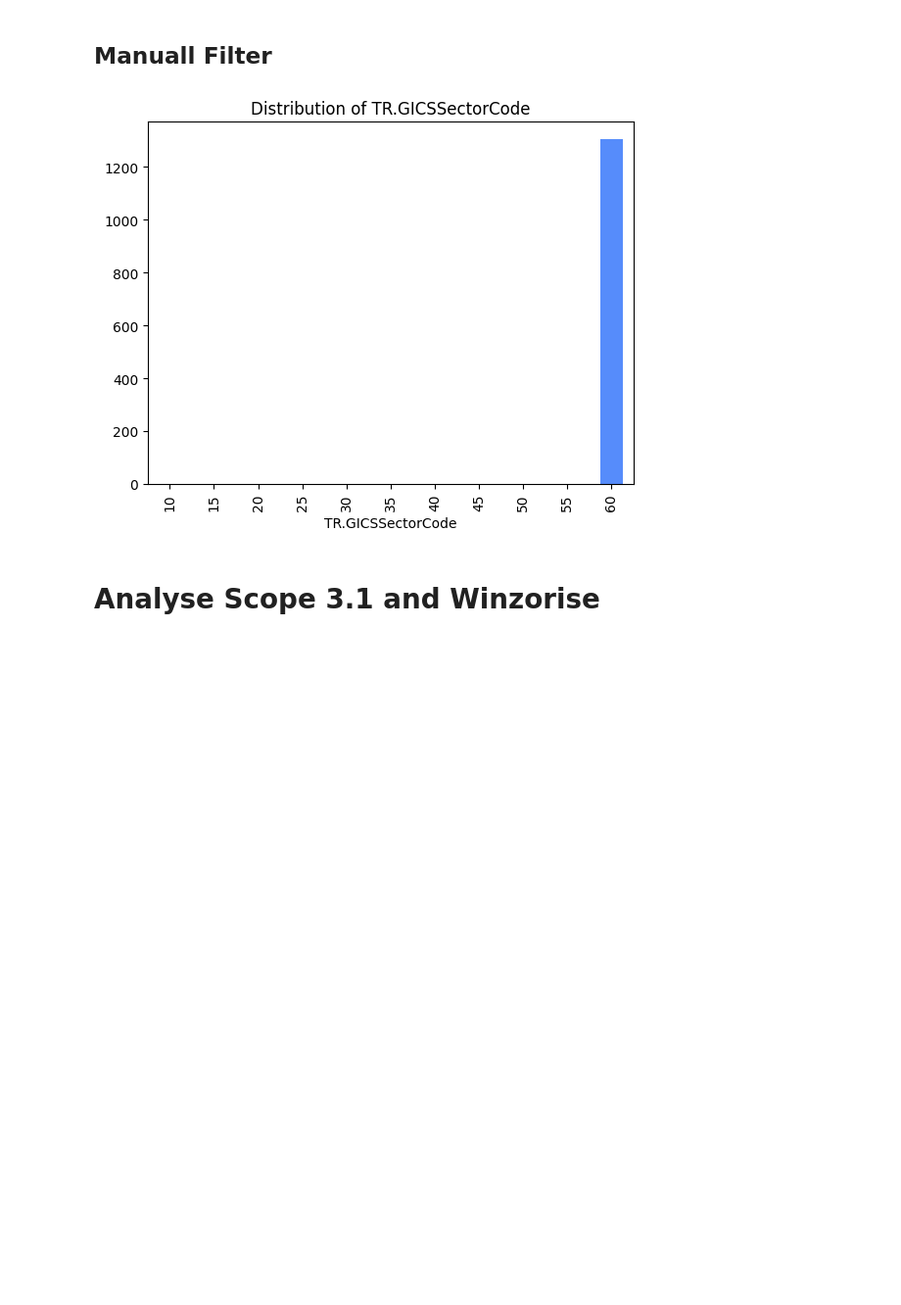
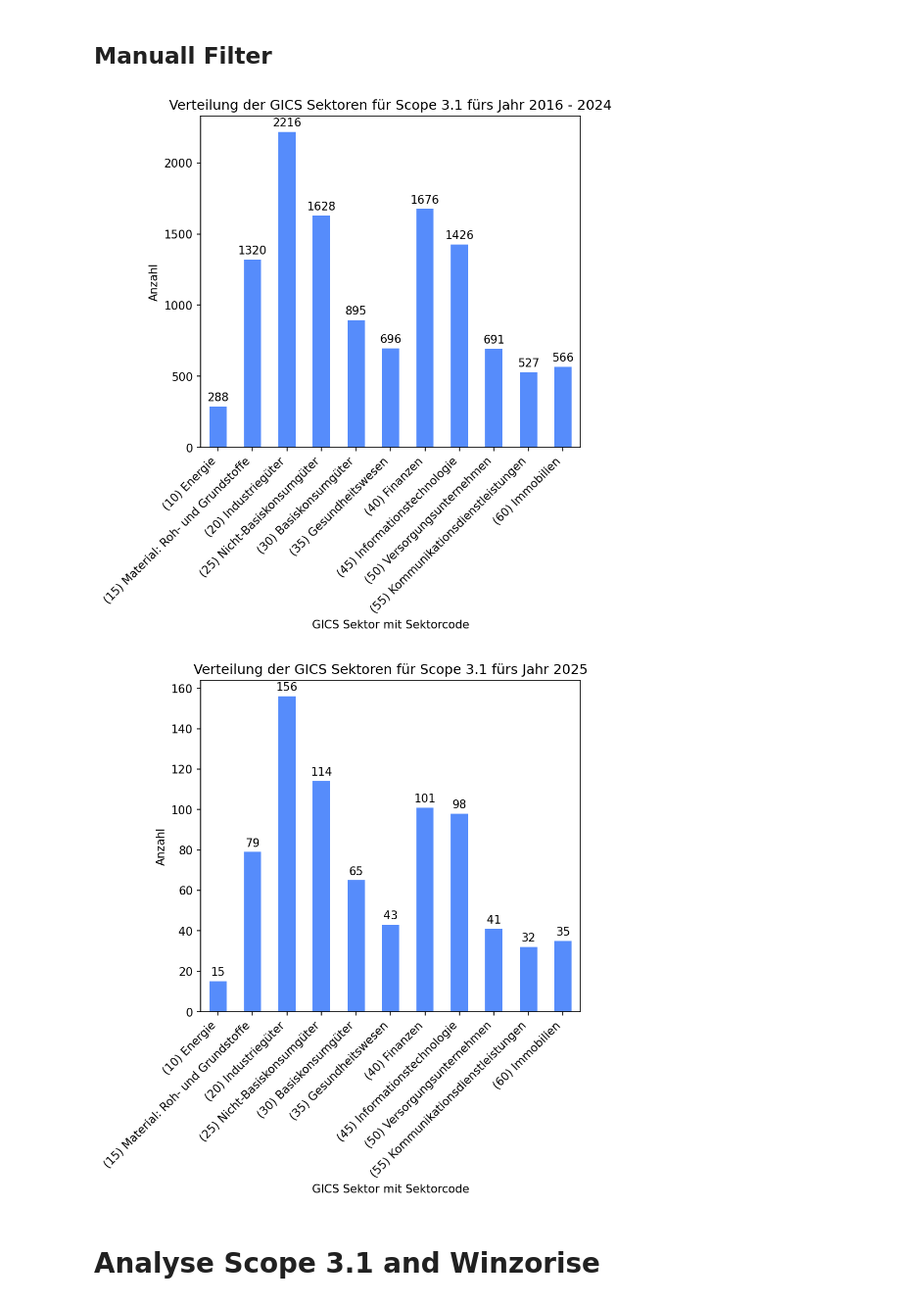
Before and after one commit to borstl/GHGScope3-ML, a Jupyter notebook: Jupyter/Feature-Engineering.ipynb, the cells around one changed output. Shown at 98% size. Cells and saved outputs as stored; diff of their text form; code cells hidden in the pictures; blank space fills up the shorter version.

```diff
--- a/Jupyter/Feature-Engineering.ipynb
+++ b/Jupyter/Feature-Engineering.ipynb
@@ -7,14 +7,15 @@ import pandas as pd
 
 config = Config()
 TARGET = config.TARGET
-MISSINGNESS_THRESH = 10
-SECTOR = 60
+MISSINGNESS_THRESH = 50
+SECTOR: int | None = None
 LOG = True
 WINSORIZED = True
 NEGATIVE_TARGET = False
 EARLY_DROP = False
 imputed_file_str = f"imputed_thresh_{MISSINGNESS_THRESH}"
 basis_file_str = f"basis_thresh_{MISSINGNESS_THRESH}"
+verification_mode = True
 if WINSORIZED:
     imputed_file_str += "_win"
     basis_file_str += "_win"
@@ -27,10 +28,13 @@ if EARLY_DROP:
 if SECTOR:
     imputed_file_str += f"_sector_{SECTOR}"
     basis_file_str += f"_sector_{SECTOR}"
-imputed_file_str += ".csv"
-basis_file_str += ".csv"
+if verification_mode:
+    imputed_file_str += "_verification"
+    basis_file_str += "_verification"
+# -r = redundancies removed
+imputed_file_str += "-r.csv"
+basis_file_str += "-r.csv"
 save_file = config.training_dir / imputed_file_str
-
 
 static_df: pd.DataFrame = read_csv(
     config.selected_dir / "selected_static.csv",
@@ -110,6 +114,9 @@ all_ver = historic_ver.merge(
 
 all_ver_df = pd.concat([all_df, all_ver], axis=0, ignore_index=True)
 
+if verification_mode:
+    all_df = all_ver_df.copy()
+
 all_df = convert_to_categorical(all_df,
                                 ['TR.GICSIndustryCode', 'TR.GICSIndustryGroupCode', 'TR.GICSSectorCode', 'Date'])
 all_df = remove_constant_columns(all_df)
@@ -127,20 +134,47 @@ if SECTOR:
 ## Manuall Filter
 # %%
 # Plot how the data is distributed the TR.GICSIndustryGroupCodes & TR.GICSSectorCodes
-def plot_industry_code_distribution(df: pd.DataFrame, industry_code_col: str) -> None:
+def plot_industry_code_distribution(df: pd.DataFrame, industry_code_col: str, title: str) -> None:
+    # replace code with word
+    df = df.copy()
+    df[industry_code_col] = df[industry_code_col].astype(str)
+    codes: dict[str, str] = {
+        "10": "(10) Energie",
+        "15": "(15) Material: Roh- und Grundstoffe",
+        "20": "(20) Industriegüter",
+        "25": "(25) Nicht-Basiskonsumgüter",
+        "30": "(30) Basiskonsumgüter",
+        "35": "(35) Gesundheitswesen",
+        "40": "(40) Finanzen",
+        "45": "(45) Informationstechnologie",
+        "50": "(50) Versorgungsunternehmen",
+        "55": "(55) Kommunikationsdienstleistungen",
+        "60": "(60) Immobilien",
+    }
+    df[industry_code_col] = df[industry_code_col].replace(codes)
     industry_code_counts = df[industry_code_col].value_counts().sort_index()
-    industry_code_counts.plot(kind='bar', title=f"Distribution of {industry_code_col}")
+    plt.figure(figsize=(6, 7), dpi=150)
+    ax = industry_code_counts.plot(kind="bar")
+    ax.set_ylabel("Anzahl")
+    ax.set_title(f"Verteilung der GICS Sektoren für Scope 3.1 {title}")
+    ax.set_xlabel("GICS Sektor mit Sektorcode")
+    for bar_column in ax.containers:
+        ax.bar_label(bar_column, labels=industry_code_counts, padding=3)
+    plt.xticks(rotation=45, ha="right")
+    plt.subplots_adjust(bottom=0.3)
     plt.show()
 
 
 #plot_industry_code_distribution(all_df, "TR.GICSIndustryGroupCode")
-plot_industry_code_distribution(all_df, "TR.GICSSectorCode")
-#all_ver.dropna(subset=[TARGET], inplace=True)
-#plot_industry_code_distribution(all_ver, "TR.GICSSectorCode")
+all_df.dropna(subset=[TARGET], inplace=True)
+plot_industry_code_distribution(all_df, "TR.GICSSectorCode", "fürs Jahr 2016 - 2024")
+all_ver.dropna(subset=[TARGET], inplace=True)
+plot_industry_code_distribution(all_ver, "TR.GICSSectorCode", "fürs Jahr 2025")
 
 # Data is distributed very heterogen. In IndustryGroup the fewest category has around 300 companies, whereas in Sector over 500.
 # %% [output]
-[figure, old version]
+[figure, new version]
+[figure, added]
 # %%
 # Manually remove redundant data
 all_df.drop(
```
Also changed, not shown: parts of 14 cells of this notebook, 23 other files.
